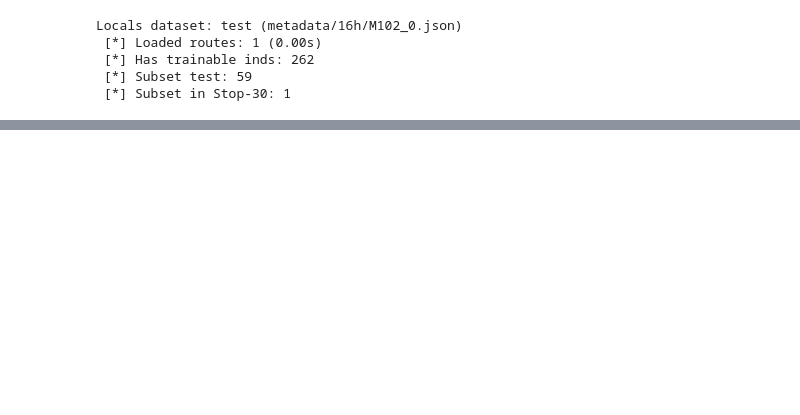
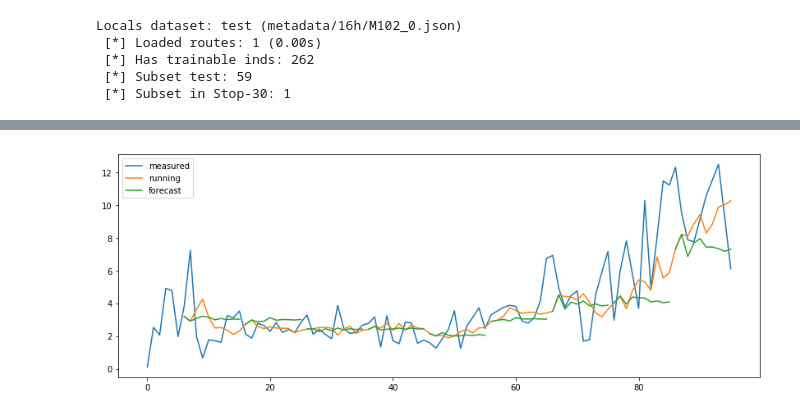
Before and after one commit to ulzee/traffic, a Jupyter notebook: Tmp_Spot_Linear.ipynb, the cells around one changed output, grey strips where cells are left out. Saved outputs shown, nothing was run; the diff lists cells and outputs as text; code cells hidden in the pictures; blank space fills up the shorter version.

```diff
--- a/Tmp_Spot_Linear.ipynb
+++ b/Tmp_Spot_Linear.ipynb
@@ -165,0 +145,8 @@ print(kmse, kmape)
+# %%
+from utils import *
+# Linear
+# STOPS = 5
+show_eval(viewset, model, fmax=10)
+# torch.save(model.state_dict(), 'checkpoints/linear_n5.pth')
+# %% [output]
+[figure, added]
```
Also changed, not shown: parts of 10 cells of this notebook, 2 other files.
